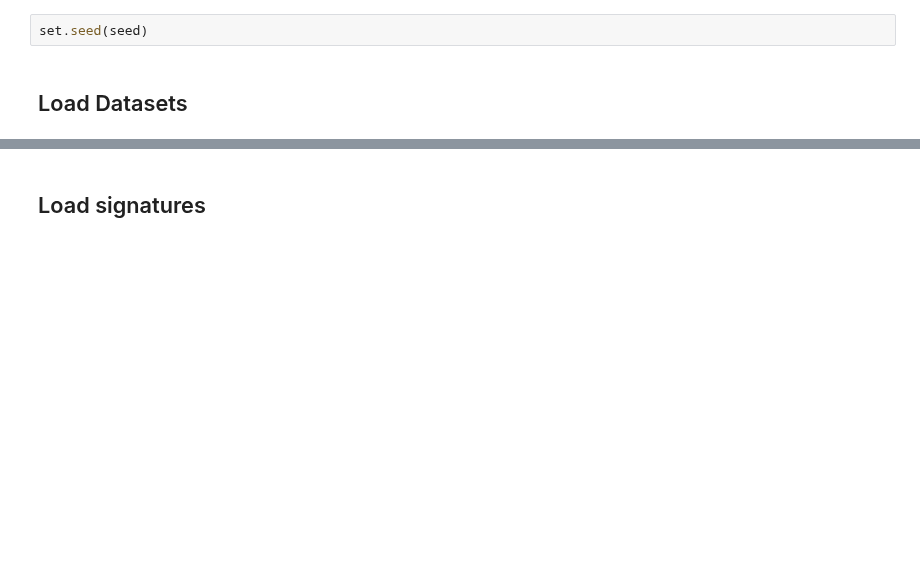
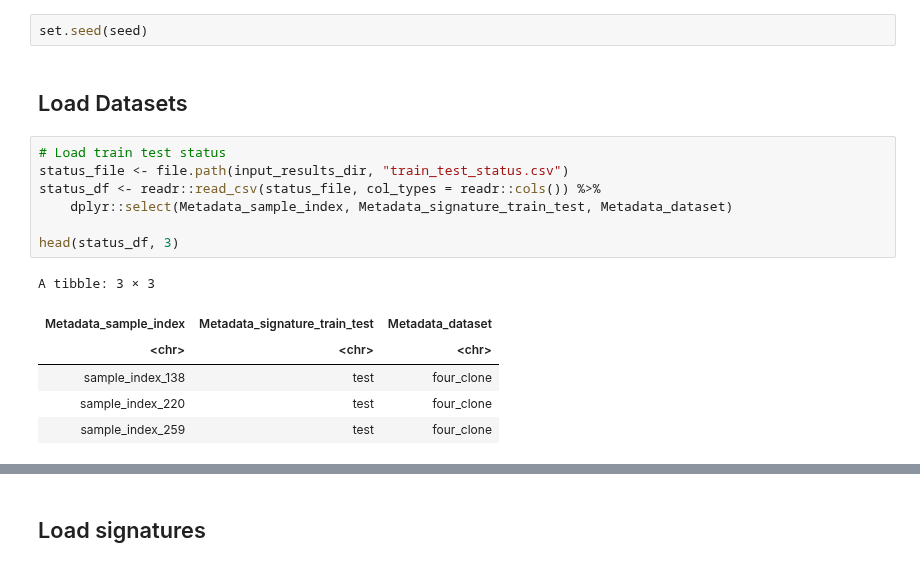
Before and after one commit to broadinstitute/profiling-resistance-mechanisms, a Jupyter notebook: 3.bulk-signatures/2.apply-bulk-signatures.ipynb, the cells around one changed output, grey strips where cells are left out. Saved outputs shown, nothing was run; the diff lists cells and outputs as text; blank space fills up the shorter version.

```diff
--- a/3.bulk-signatures/2.apply-bulk-signatures.ipynb
+++ b/3.bulk-signatures/2.apply-bulk-signatures.ipynb
@@ -35,6 +36,20 @@ figure_dir <- file.path("figures", "singscore")
 set.seed(seed)
 # %% [markdown]
 ## Load Datasets
+# %%
+# Load train test status
+status_file <- file.path(input_results_dir, "train_test_status.csv")
+status_df <- readr::read_csv(status_file, col_types = readr::cols()) %>%
+    dplyr::select(Metadata_sample_index, Metadata_signature_train_test, Metadata_dataset)
+
+head(status_df, 3)
+# %% [output]
+A tibble: 3 × 3
+| Metadata_sample_index | Metadata_signature_train_test | Metadata_dataset |
+| <chr> | <chr> | <chr> |
+| sample_index_138 | test | four_clone |
+| sample_index_220 | test | four_clone |
+| sample_index_259 | test | four_clone |
 # %%
 data_cols <- readr::cols(
   .default = readr::col_double(),
```
Also changed, not shown: parts of 3 cells of this notebook, 1 other file.
